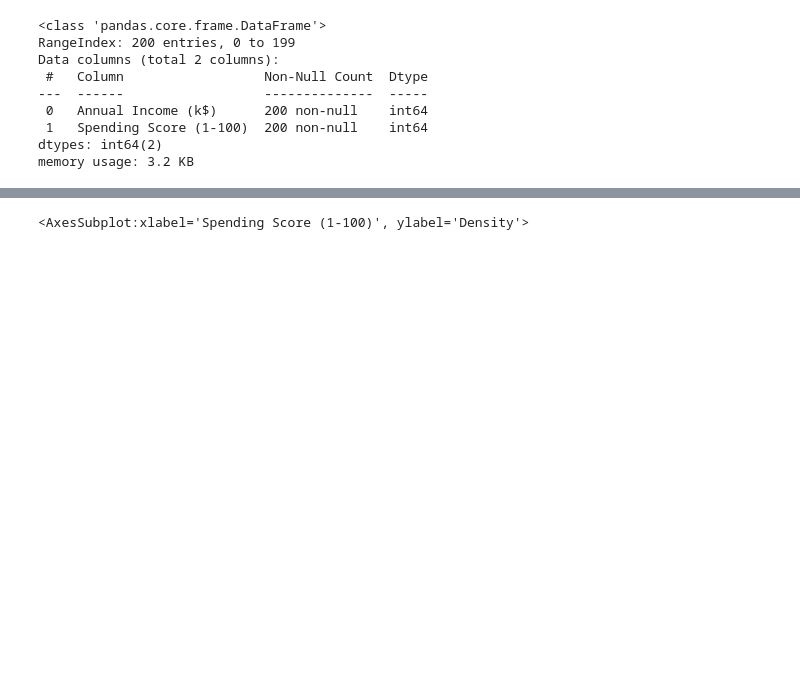
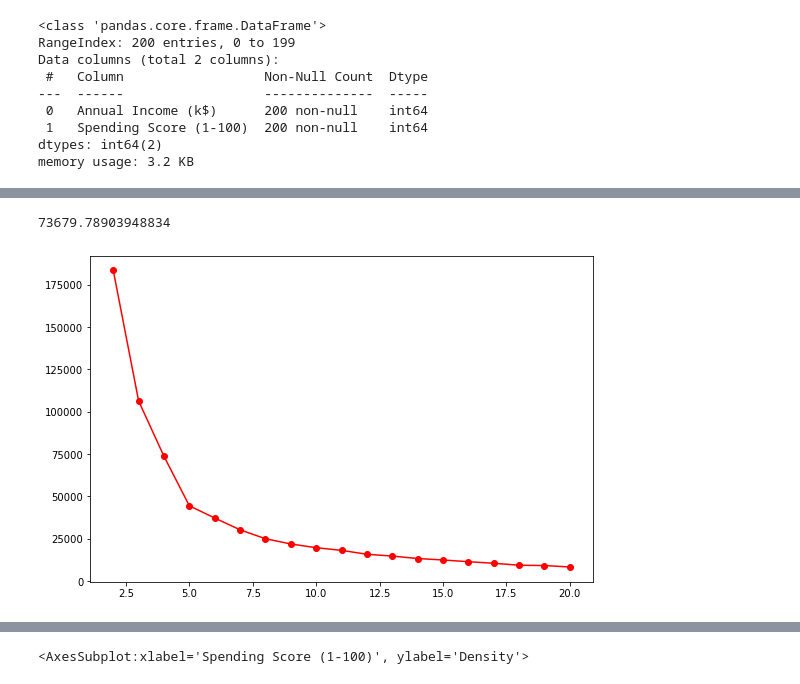
Before and after one commit to Agramoflife/My_machine_learning_notebooks, a Jupyter notebook: asg k means clustering.ipynb, the cells around one changed output, grey strips where cells are left out. Saved outputs shown, nothing was run; the diff lists cells and outputs as text; code cells hidden in the pictures; blank space fills up the shorter version.

```diff
--- a/asg k means clustering.ipynb
+++ b/asg k means clustering.ipynb
@@ -68,0 +115,5 @@ memory usage: 3.2 KB
+# %%
+# let's calculate the inertia of our modle with k = 4
+kmeans.inertia_
+# %% [output]
+73679.78903948834
@@ -68,0 +128,6 @@ memory usage: 3.2 KB
+# %%
+plt.figure(figsize = (9,6))
+plt.plot(k_values,inertia_values,marker = 'o',color = 'red')
+plt.show()
+# %% [output]
+[figure, added]
```
Also changed, not shown: parts of 27 cells of this notebook, 2 other files.
